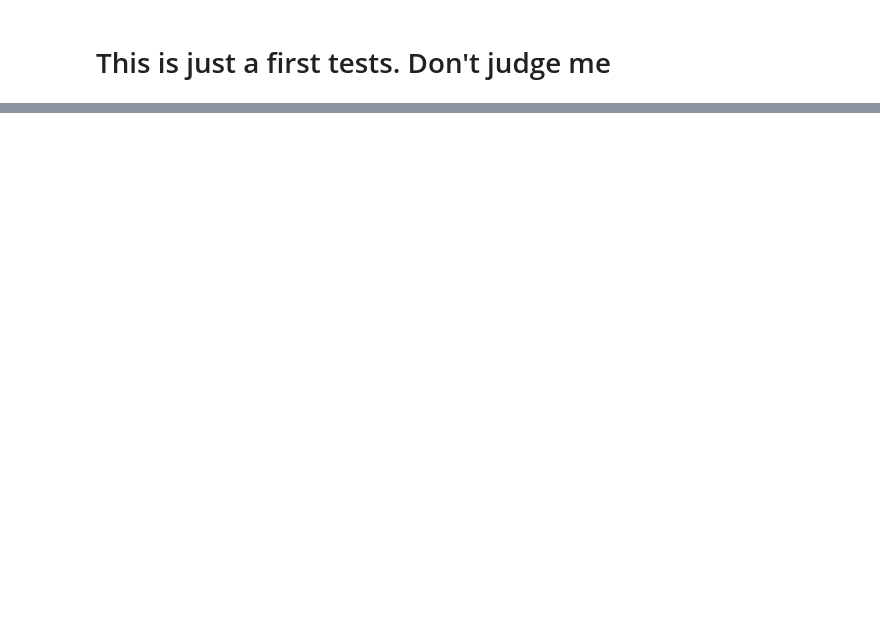
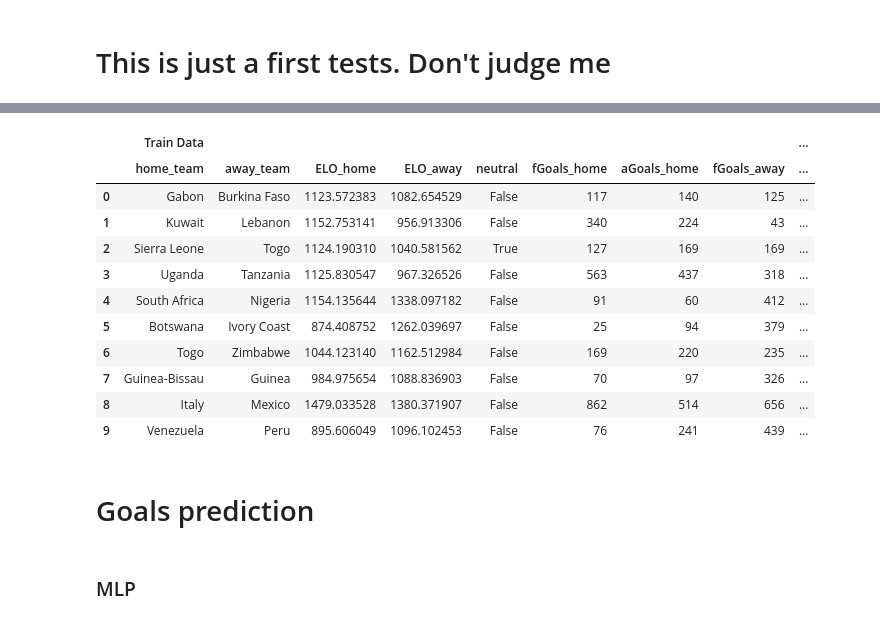
Before and after one commit to ramevaf/AIMatch, a Jupyter notebook: first_try.ipynb, the cells around one changed output, grey strips where cells are left out. Cells and saved outputs as stored; diff of their text form; code cells hidden in the pictures; blank space fills up the shorter version.

```diff
--- a/first_try.ipynb
+++ b/first_try.ipynb
@@ -403,0 +580,33 @@ precision_score(test[targets], predictions)
+# %%
+import xgboost as xgb
+
+train = train_unskew_result
+
+xg_reg = xgb.XGBRegressor(objective ='reg:linear', colsample_bytree = 0.3, learning_rate = 0.1,
+                max_depth = 6, alpha = 10, n_estimators = 200)
+
+xg_features = [ "home_team_code_sc",
+                "away_team_code_sc",
+                "ELO_home_sc",
+                "ELO_away_sc",
+                "neutral",
+                "fGoals_p_match_home_sc",
+                "aGoals_p_match_home_sc",
+                "fGoals_p_match_away_sc",
+                "aGoals_p_match_away_sc",
+                "t2t_p_wins_home",
+                "t2t_p_wins_away",
+                "t2t_p_draw"]
+xg_targets = ["home_win", "draw", "away_win"]
+
+xg_reg.fit(train[xg_features], train[xg_targets])
+
+# make predictions
+xg_predictions_raw =  xg_reg.predict(test[xg_features])
+xg_predictions = pd.DataFrame(xg_predictions_raw, columns = xg_targets)
+# tranlate result probs into result
+xg_predictions["result"] = xg_predictions[["home_win", "away_win", "draw"]].idxmax(axis=1)
+
+# generate report
+XG_Report = metrics.classification_report(test["result"], xg_predictions["result"])
+print(XG_Report)
@@ -403,0 +623,23 @@ precision_score(test[targets], predictions)
+# %%
+# visualize prediction (not needed)
+xg_predictions.reset_index(drop=True, inplace=True)
+test.reset_index(drop=True, inplace=True)
+a = pd.concat([test[["home_team", "away_team", "ELO_home", "ELO_away", "neutral", "fGoals_home", "aGoals_home", "fGoals_away", "aGoals_away", "result"]], xg_predictions], axis=1, keys=["Train Data", "Prediction"])
+a.head(10)
+# %% [output]
+|  | Train Data |  |  |  |  |  |  |  | ... |
+|  | home_team | away_team | ELO_home | ELO_away | neutral | fGoals_home | aGoals_home | fGoals_away | ... |
+| 0 | Gabon | Burkina Faso | 1123.572383 | 1082.654529 | False | 117 | 140 | 125 | ... |
+| 1 | Kuwait | Lebanon | 1152.753141 | 956.913306 | False | 340 | 224 | 43 | ... |
+| 2 | Sierra Leone | Togo | 1124.190310 | 1040.581562 | True | 127 | 169 | 169 | ... |
+| 3 | Uganda | Tanzania | 1125.830547 | 967.326526 | False | 563 | 437 | 318 | ... |
+| 4 | South Africa | Nigeria | 1154.135644 | 1338.097182 | False | 91 | 60 | 412 | ... |
+| 5 | Botswana | Ivory Coast | 874.408752 | 1262.039697 | False | 25 | 94 | 379 | ... |
+| 6 | Togo | Zimbabwe | 1044.123140 | 1162.512984 | False | 169 | 220 | 235 | ... |
+| 7 | Guinea-Bissau | Guinea | 984.975654 | 1088.836903 | False | 70 | 97 | 326 | ... |
+| 8 | Italy | Mexico | 1479.033528 | 1380.371907 | False | 862 | 514 | 656 | ... |
+| 9 | Venezuela | Peru | 895.606049 | 1096.102453 | False | 76 | 241 | 439 | ... |
+# %% [markdown]
+# Goals prediction
+# %% [markdown]
+### MLP
```
Also changed, not shown: parts of 70 cells of this notebook, 6 other files.
